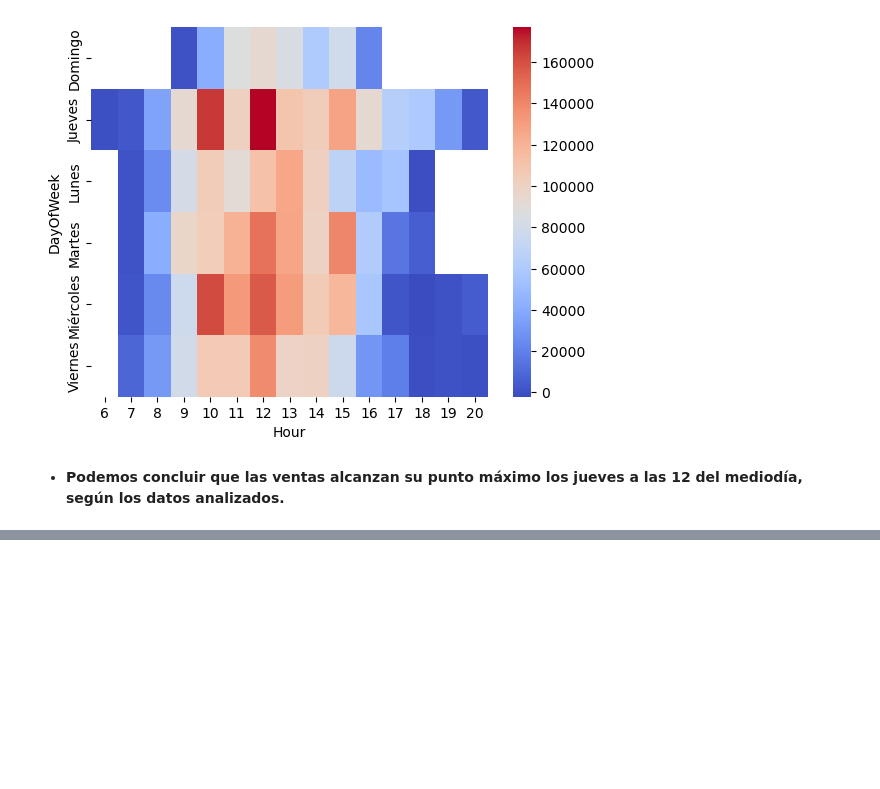
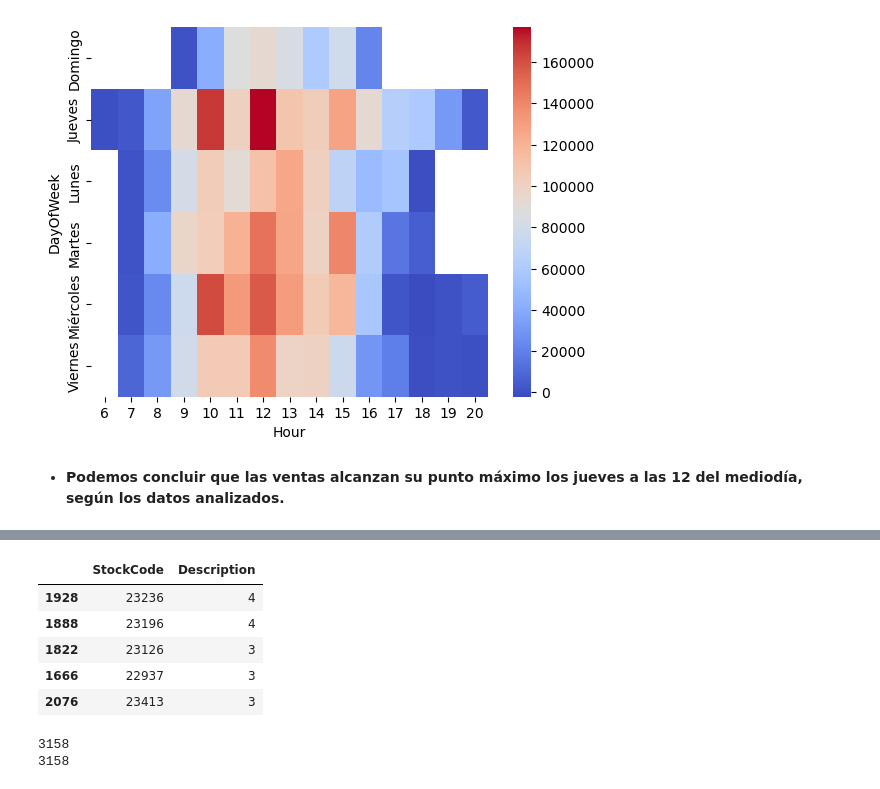
Before and after one commit to zandrev099/Final-Project, a Jupyter notebook: E-commerce2.ipynb, the cells around one changed output, grey strips where cells are left out. Cells and saved outputs as stored; diff of their text form; code cells hidden in the pictures; blank space fills up the shorter version.

```diff
--- a/E-commerce2.ipynb
+++ b/E-commerce2.ipynb
@@ -238,0 +345,13 @@ plt.show()
+# %%
+# Duplicados Description
+dup = df_copy[['Description', 'StockCode']].drop_duplicates()
+dup = dup.groupby('StockCode').count()[['Description']]
+dup = dup.reset_index()
+dup.sort_values(by=('Description'), ascending=False).head()
+# %% [output]
+|  | StockCode | Description |
+| 1928 | 23236 | 4 |
+| 1888 | 23196 | 4 |
+| 1822 | 23126 | 3 |
+| 1666 | 22937 | 3 |
+| 2076 | 23413 | 3 |
@@ -238,0 +364,6 @@ plt.show()
+# %%
+print(df_copy['Description'].nunique())
+print(df_copy['StockCode'].nunique())
+# %% [output]
+3158
+3158
```
Also changed, not shown: parts of 28 cells of this notebook.
